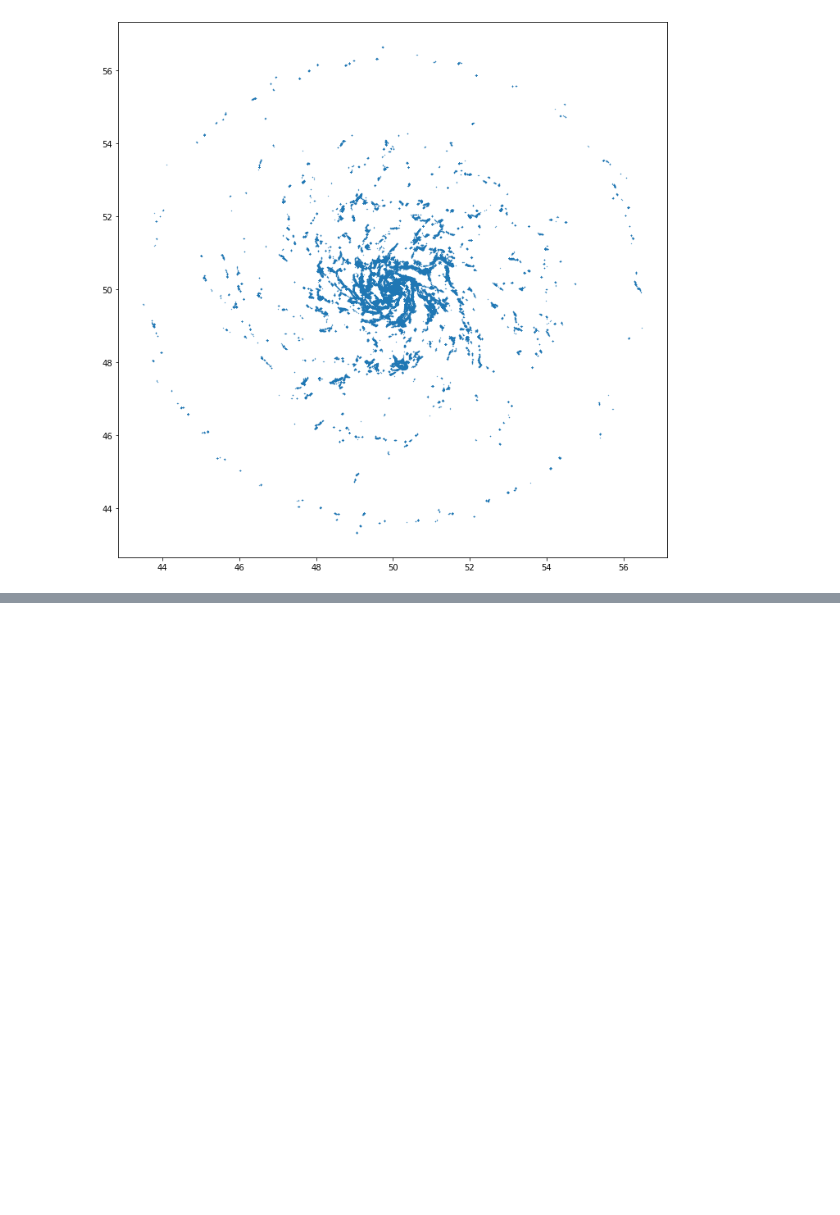
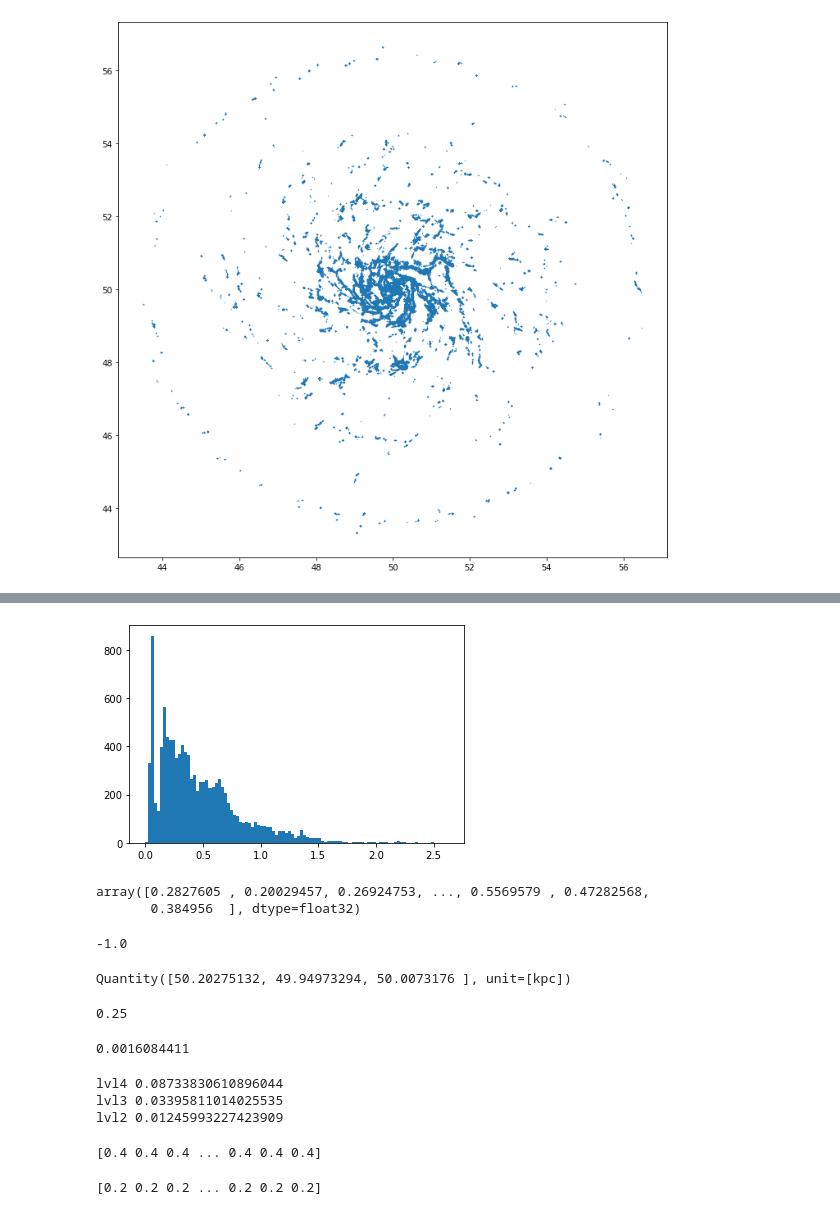
Before and after one commit to gusbeane/GSEgas, a Jupyter notebook: notebooks/MW3iso.ipynb, the cells around one changed output, grey strips where cells are left out. Drawn from its saved outputs; the diff is of its cells as text; code cells hidden in the pictures; blank space fills up the shorter version.

```diff
--- a/notebooks/MW3iso.ipynb
+++ b/notebooks/MW3iso.ipynb
@@ -724,0 +744,49 @@ ax.scatter(pos[:,0][key], pos[:,1][key], s=0.1)
+# %%
+plt.hist(sn4.part4.StarsHsml/sn4.part4.StarsMaxRadius, bins=100);
+# %% [output]
+[figure, added]
+# %%
+sn.part4.StarsHsml
+# %% [output]
+array([0.2827605 , 0.20029457, 0.26924753, ..., 0.5569579 , 0.47282568,
+       0.384956  ], dtype=float32)
+# %%
+np.min(sn.part4.StarsMaxRadius)
+# %% [output]
+-1.0
+# %%
+sn.part4.pos[np.argmin(sn.part4.StarsMaxRadius)]
+# %% [output]
+Quantity([50.20275132, 49.94973294, 50.0073176 ], unit=[kpc])
+# %%
+sn.part4.GFM_StellarFormationTime[np.argmin(sn.part4.StarsMaxRadius)]
+# %% [output]
+0.25
+# %%
+sn.part4.StarsHsml[np.argmin(sn.part4.StarsMaxRadius)]
+# %% [output]
+0.0016084411
+# %%
+ratio4 = sn4.part4.StarsHsml/sn4.part4.StarsMaxRadius
+frac4 = len(np.where(ratio4 > 1)[0])/len(ratio4)
+print('lvl4', frac4)
+
+ratio3 = sn.part4.StarsHsml/sn.part4.StarsMaxRadius
+frac3 = len(np.where(ratio3 > 1)[0])/len(ratio3)
+print('lvl3', frac3)
+
+ratio2 = sn2.part4.StarsHsml/sn2.part4.StarsMaxRadius
+frac2 = len(np.where(ratio2 > 1)[0])/len(ratio2)
+print('lvl2', frac2)
+# %% [output]
+lvl4 0.08733830610896044
+lvl3 0.03395811014025535
+lvl2 0.01245993227423909
+# %%
+print(sn4.part4.StarsMaxRadius)
+# %% [output]
+[0.4 0.4 0.4 ... 0.4 0.4 0.4]
+# %%
+print(sn.part4.StarsMaxRadius)
+# %% [output]
+[0.2 0.2 0.2 ... 0.2 0.2 0.2]
```
Also changed, not shown: parts of 6 cells of this notebook, 2 other files.
